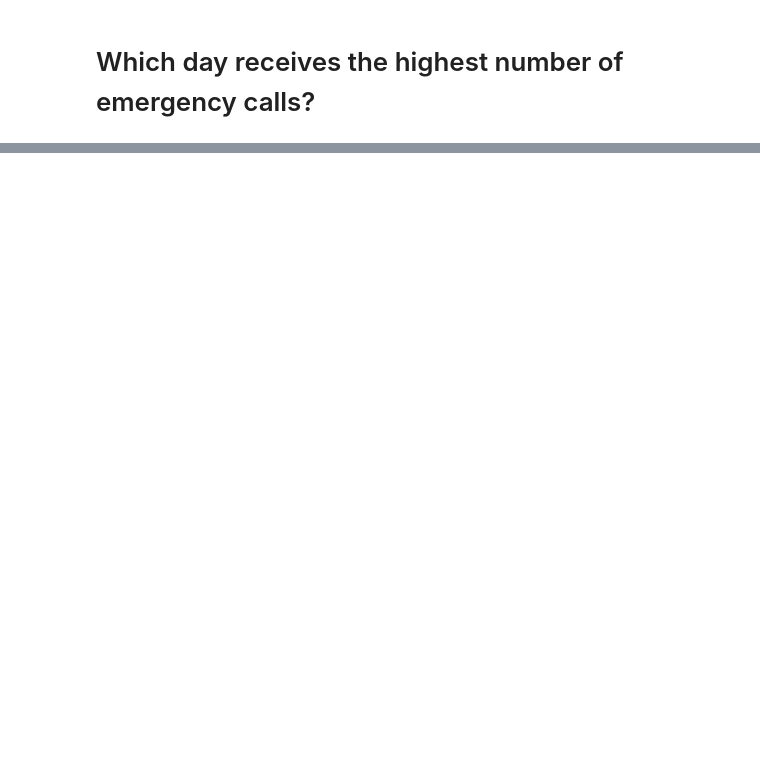
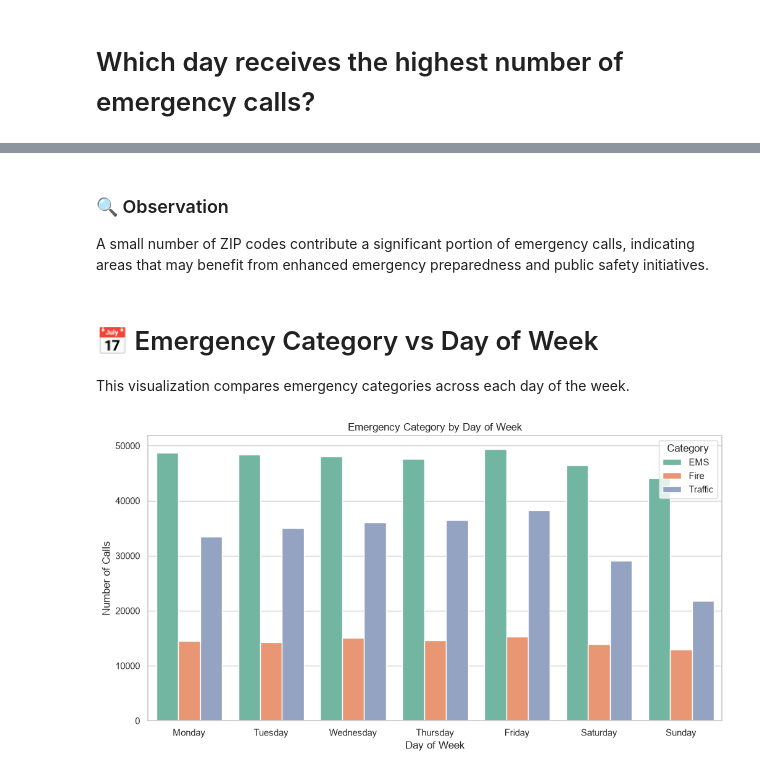
Before and after one commit to Ramya-Ramadoss/Emergency-Response-Intelligence, a Jupyter notebook: notebooks/04_EDA.ipynb, the cells around one changed output, grey strips where cells are left out. Drawn from its saved outputs; the diff is of its cells as text; code cells hidden in the pictures; blank space fills up the shorter version.

```diff
--- a/notebooks/04_EDA.ipynb
+++ b/notebooks/04_EDA.ipynb
@@ -174,0 +263,42 @@ plt.show()
+# %% [markdown]
+### 🔍 Observation
+
+A small number of ZIP codes contribute a significant portion of emergency calls, indicating areas that may benefit from enhanced emergency preparedness and public safety initiatives.
+# %% [markdown]
+# 📅 Emergency Category vs Day of Week
+
+This visualization compares emergency categories across each day of the week.
+# %%
+plt.figure(figsize=(12,6))
+
+order = [
+    "Monday",
+    "Tuesday",
+    "Wednesday",
+    "Thursday",
+    "Friday",
+    "Saturday",
+    "Sunday"
+]
+
+sns.countplot(
+    data=clean_df,
+    x="DayOfWeek",
+    hue="Category",
+    order=order,
+    palette="Set2"
+)
+
+plt.title("Emergency Category by Day of Week")
+plt.xlabel("Day of Week")
+plt.ylabel("Number of Calls")
+
+plt.legend(title="Category")
+
+plt.savefig("../outputs/figures/category_by_day.png",
+            dpi=300,
+            bbox_inches="tight")
+
+plt.show()
+# %% [output]
+[figure, added]
```
Also changed, not shown: parts of 35 cells of this notebook.
